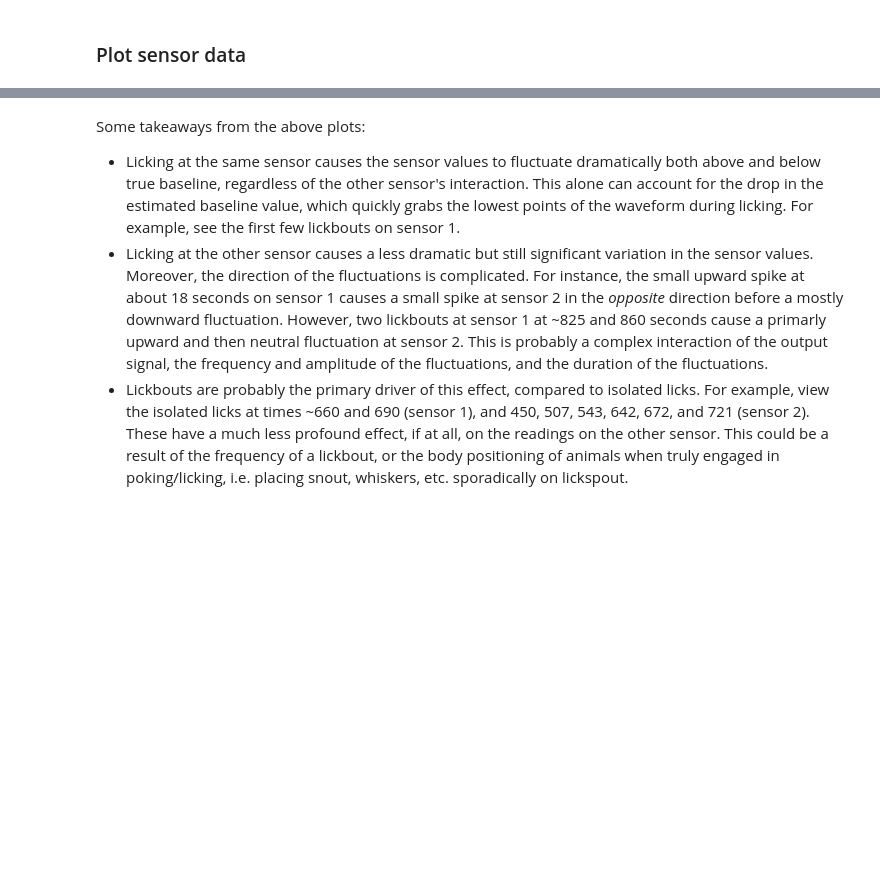
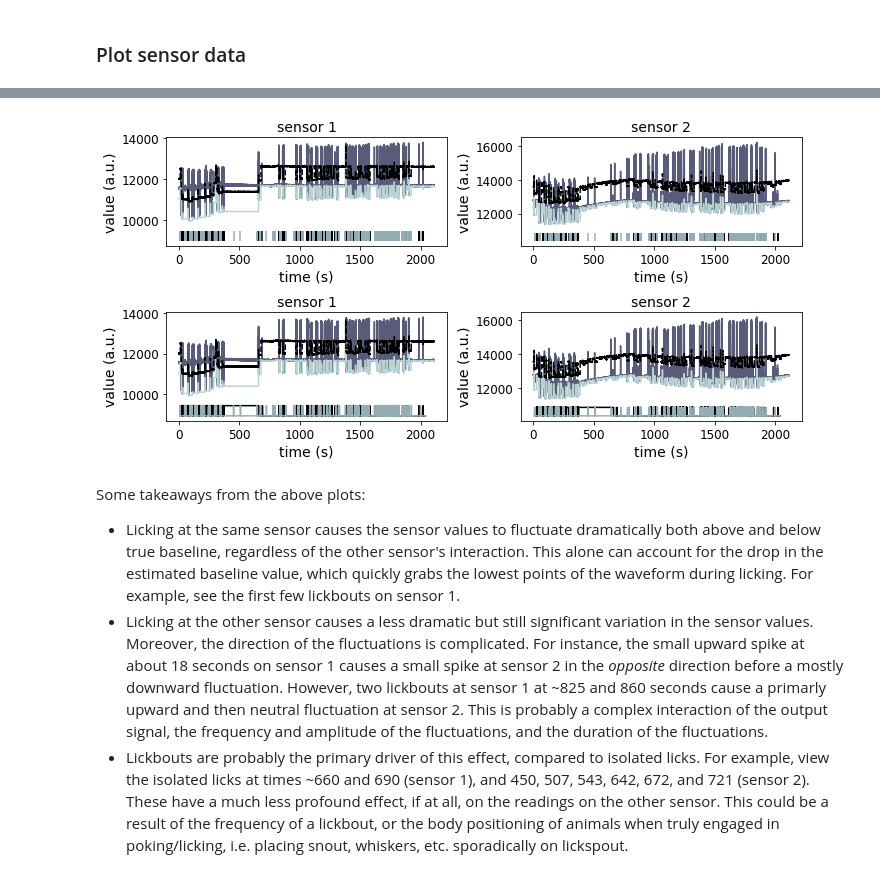
Before and after one commit to kemerelab/cap-sensor, a Jupyter notebook: testing/python/filters.ipynb, the cells around one changed output, grey strips where cells are left out. Cells and saved outputs as stored; diff of their text form; code cells hidden in the pictures; blank space fills up the shorter version.

```diff
--- a/testing/python/filters.ipynb
+++ b/testing/python/filters.ipynb
@@ -643,7 +744,7 @@ for l in lick:
 # %% [markdown]
 ### Plot sensor data
 # %%
-%matplotlib notebook
+#%matplotlib notebook
 fig, ax = plt.subplots(2, 2, figsize=(10, 5))
 cmap = plt.get_cmap('bone')
 
@@ -681,7 +782,16 @@ for i, dat in enumerate(data):
 
 # Format axis
 for ax_ in ax.flatten():
-    ax_.legend(fontsize='small', loc='upper right');
+#    ax_.legend(fontsize='small', loc='upper right');
+    ax_.set_xlabel('time (s)')
+    ax_.set_ylabel('value (a.u.)')
+plt.tight_layout();
 
-plt.tight_layout();
+# Save figure.
+folder = '/home/james/Documents/Projects/foraging/figures/thesis/chapter02/'
+filename = 'example_session.pdf'
+plt.savefig(os.path.join(folder, filename),
+            dpi=600,
+            fmt='pdf',
+            bbox_inches=None)
 # %% [output]
@@ -690,3 +798,4 @@ plt.tight_layout();
+[figure, added]
 # %% [markdown]
 Some takeaways from the above plots:
 - Licking at the same sensor causes the sensor values to fluctuate dramatically both above and below true baseline, regardless of the other sensor's interaction. This alone can account for the drop in the estimated baseline value, which quickly grabs the lowest points of the waveform during licking. For example, see the first few lickbouts on sensor 1.
```
Also changed, not shown: parts of 17 cells of this notebook.
